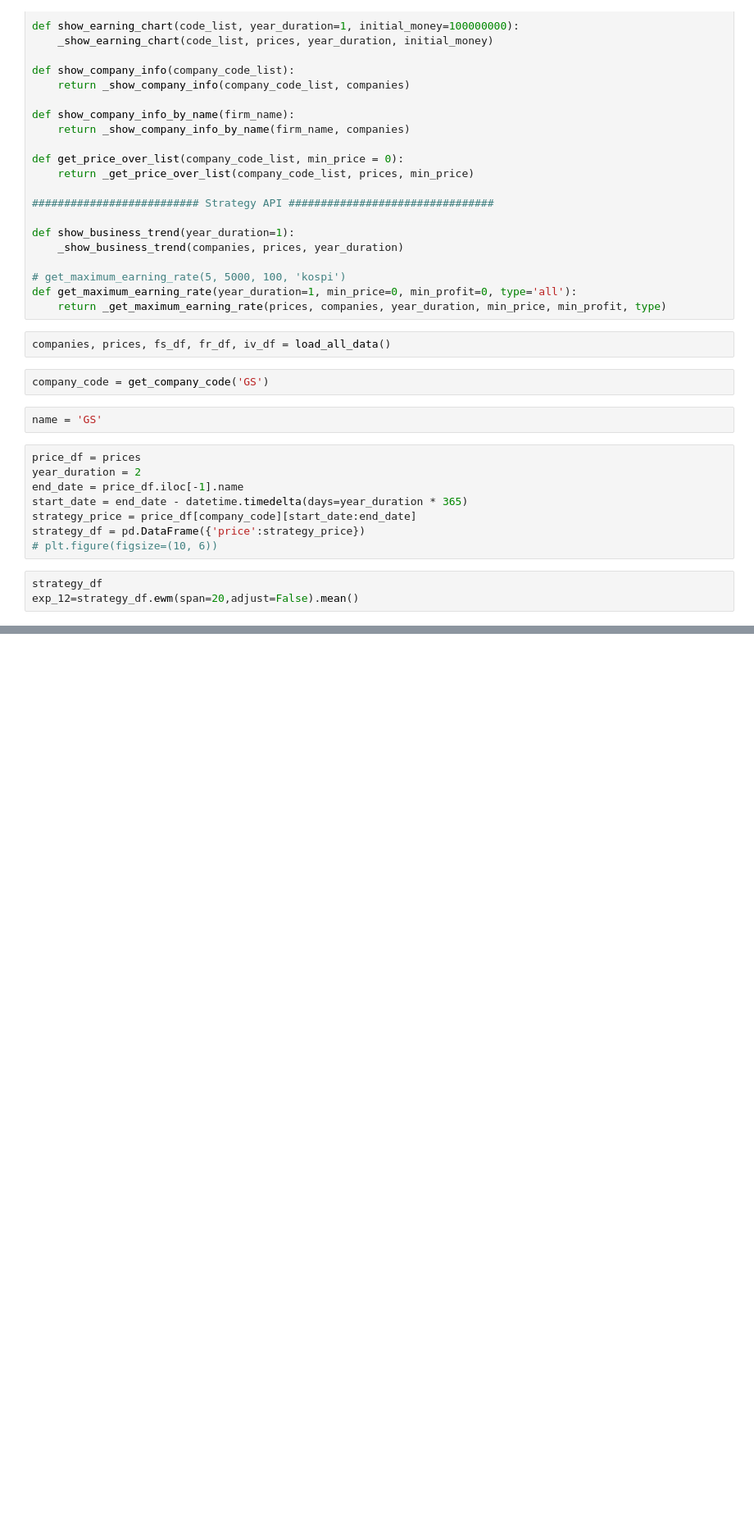
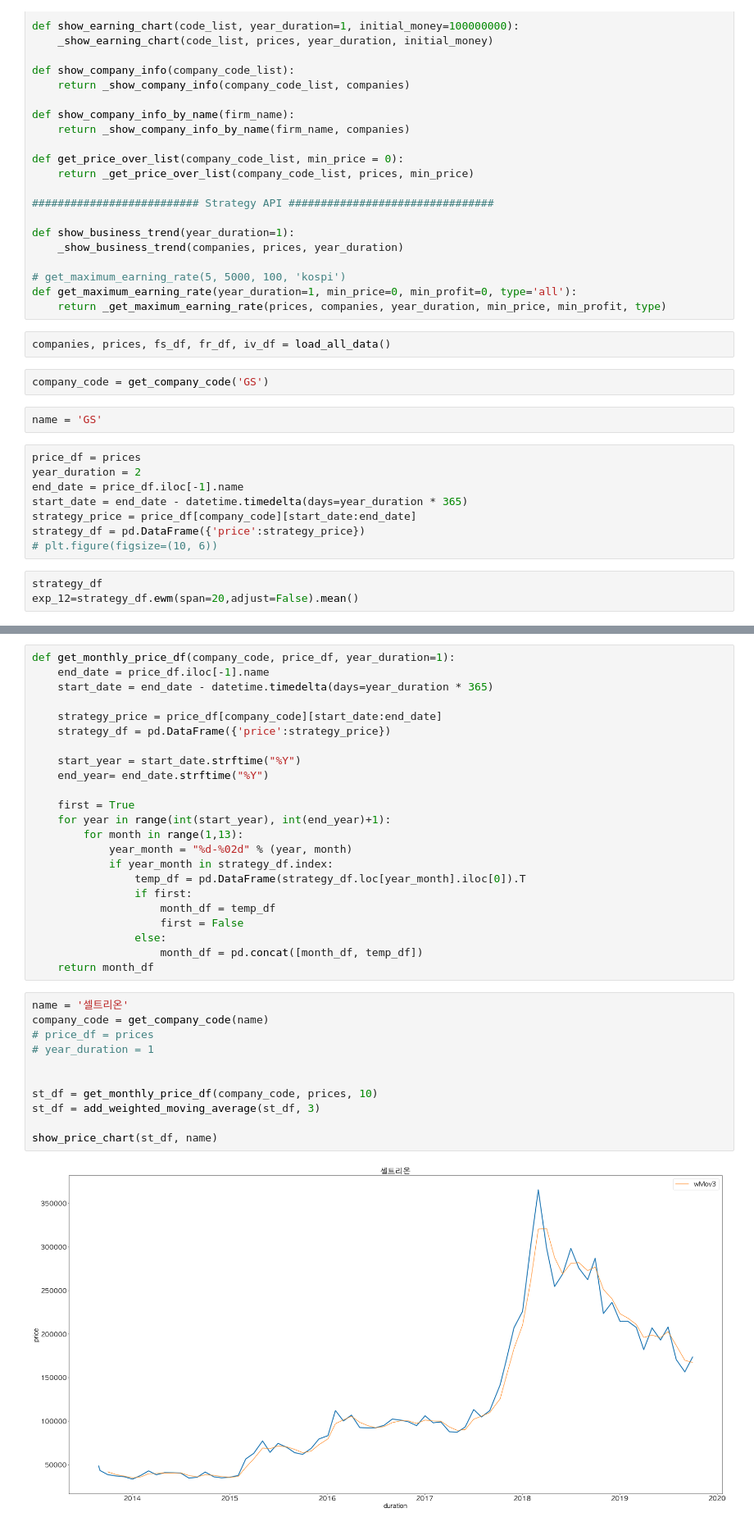
Before and after one commit to neosuperprogrammer/Quant, a Jupyter notebook: neo_strategy_test1.ipynb, the cells around one changed output, grey strips where cells are left out. Shown at 82% size. Cells and saved outputs as stored; diff of their text form; blank space fills up the shorter version.

```diff
--- a/neo_strategy_test1.ipynb
+++ b/neo_strategy_test1.ipynb
@@ -907,0 +1038,36 @@ len(max)
+# %%
+def get_monthly_price_df(company_code, price_df, year_duration=1):
+    end_date = price_df.iloc[-1].name
+    start_date = end_date - datetime.timedelta(days=year_duration * 365)
+
+    strategy_price = price_df[company_code][start_date:end_date]
+    strategy_df = pd.DataFrame({'price':strategy_price})
+
+    start_year = start_date.strftime("%Y")
+    end_year= end_date.strftime("%Y")
+
+    first = True
+    for year in range(int(start_year), int(end_year)+1):
+        for month in range(1,13):
+            year_month = "%d-%02d" % (year, month)
+            if year_month in strategy_df.index:
+                temp_df = pd.DataFrame(strategy_df.loc[year_month].iloc[0]).T
+                if first:
+                    month_df = temp_df
+                    first = False
+                else:
+                    month_df = pd.concat([month_df, temp_df])
+    return month_df
+# %%
+name = '셀트리온'
+company_code = get_company_code(name)
+# price_df = prices
+# year_duration = 1
+
+
+st_df = get_monthly_price_df(company_code, prices, 10)
+st_df = add_weighted_moving_average(st_df, 3)
+
+show_price_chart(st_df, name)
+# %% [output]
+[figure, added]
```
Also changed, not shown: parts of 7 cells of this notebook, 1 other file.
